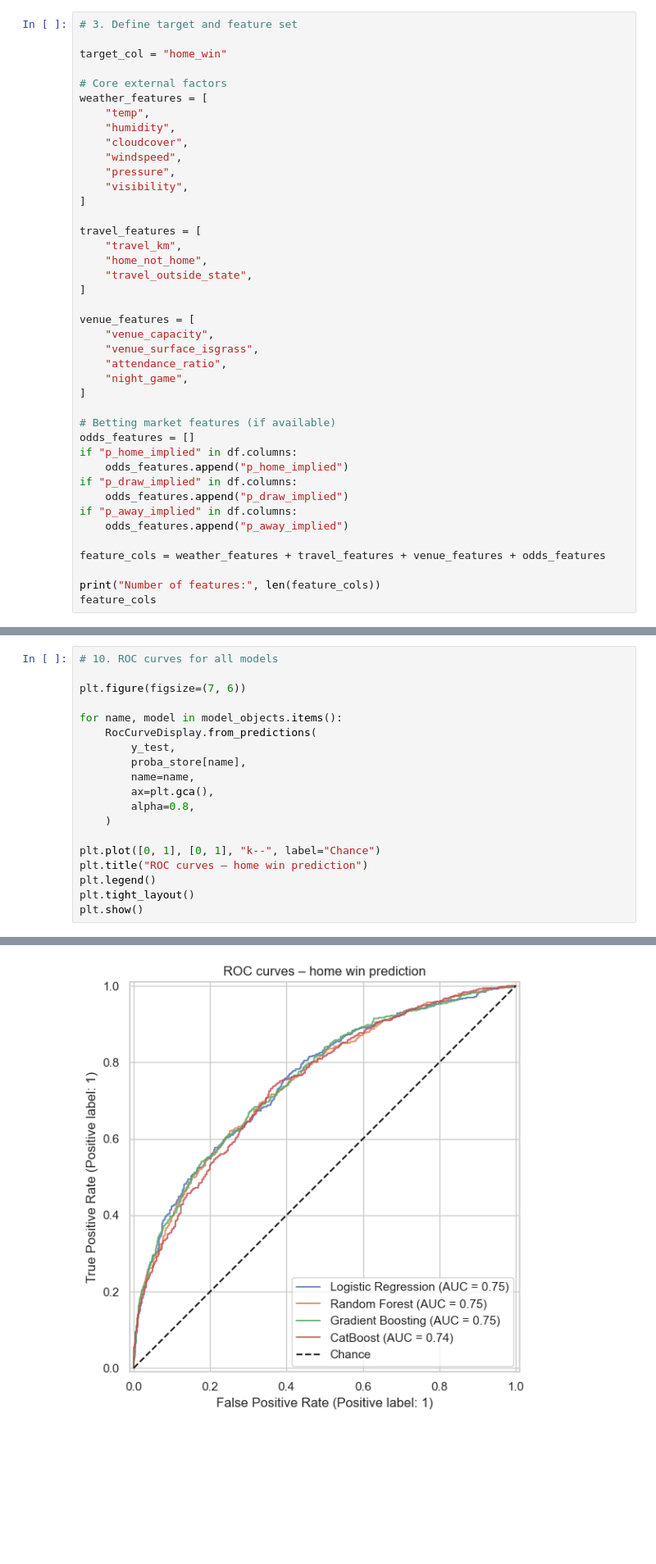
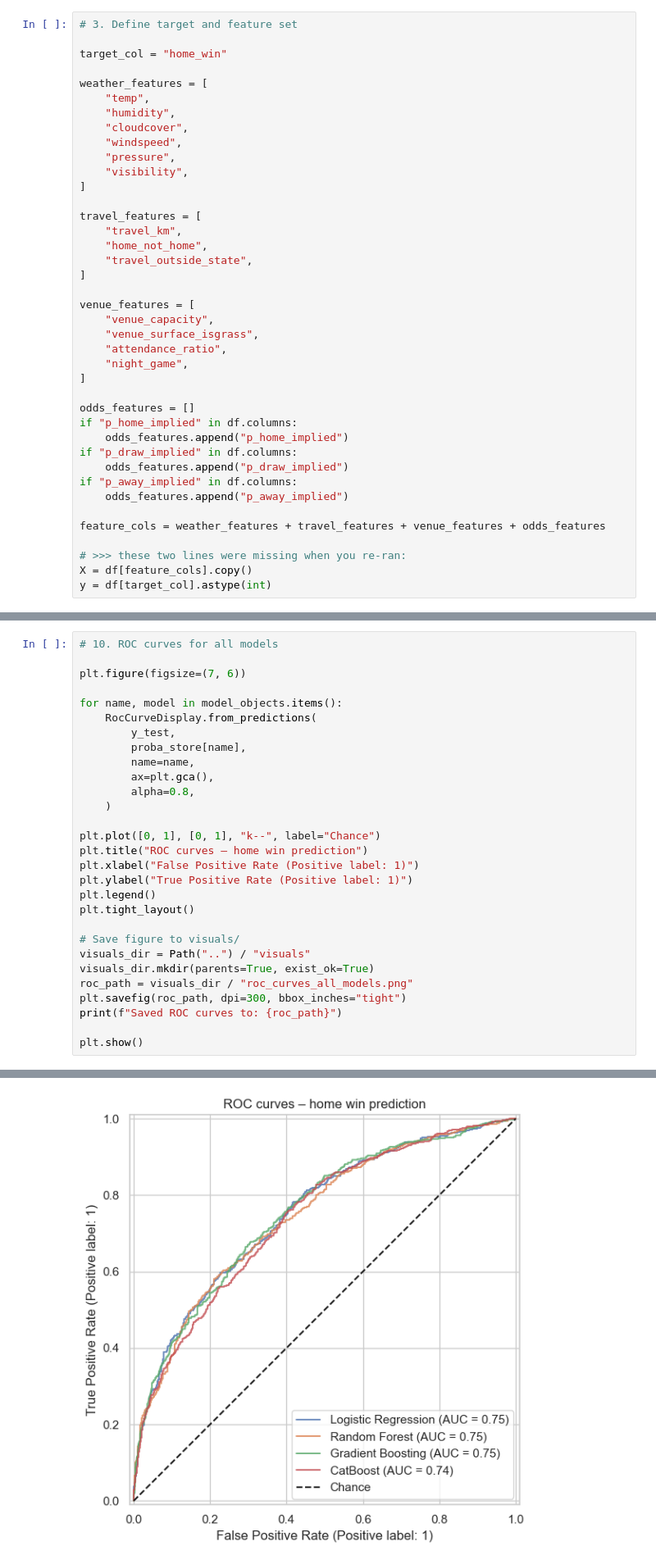
Before and after one commit to arnavjain321-prog/external-factors-football-win-prediction, a Jupyter notebook: notebooks/02_modeling.ipynb, the cells around one changed output, grey strips where cells are left out. Shown at 82% size. Cells and saved outputs as stored; diff of their text form; blank space fills up the shorter version.

Commit message:
VISUALS UPDATE

```diff
--- a/notebooks/02_modeling.ipynb
+++ b/notebooks/02_modeling.ipynb
@@ -90,7 +90,6 @@ We organize features into conceptual groups:
 
 target_col = "home_win"
 
-# Core external factors
 weather_features = [
     "temp",
     "humidity",
@@ -113,7 +112,6 @@ venue_features = [
     "night_game",
 ]
 
-# Betting market features (if available)
 odds_features = []
 if "p_home_implied" in df.columns:
     odds_features.append("p_home_implied")
@@ -124,5 +122,6 @@ if "p_away_implied" in df.columns:
 
 feature_cols = weather_features + travel_features + venue_features + odds_features
 
-print("Number of features:", len(feature_cols))
-feature_cols
+# >>> these two lines were missing when you re-ran:
+X = df[feature_cols].copy()
+y = df[target_col].astype(int)
@@ -411,7 +403,17 @@ for name, model in model_objects.items():
 
 plt.plot([0, 1], [0, 1], "k--", label="Chance")
 plt.title("ROC curves – home win prediction")
+plt.xlabel("False Positive Rate (Positive label: 1)")
+plt.ylabel("True Positive Rate (Positive label: 1)")
 plt.legend()
 plt.tight_layout()
+
+# Save figure to visuals/
+visuals_dir = Path("..") / "visuals"
+visuals_dir.mkdir(parents=True, exist_ok=True)
+roc_path = visuals_dir / "roc_curves_all_models.png"
+plt.savefig(roc_path, dpi=300, bbox_inches="tight")
+print(f"Saved ROC curves to: {roc_path}")
+
 plt.show()
 # %% [output]
@@ -418,4 +421,4 @@ plt.show()
-[figure, old version]
+[figure, new version]
 # %% [markdown]
 ### Interpretation — ROC Curves
 
```
Also changed, not shown: parts of 12 cells of this notebook, 10 other files.
